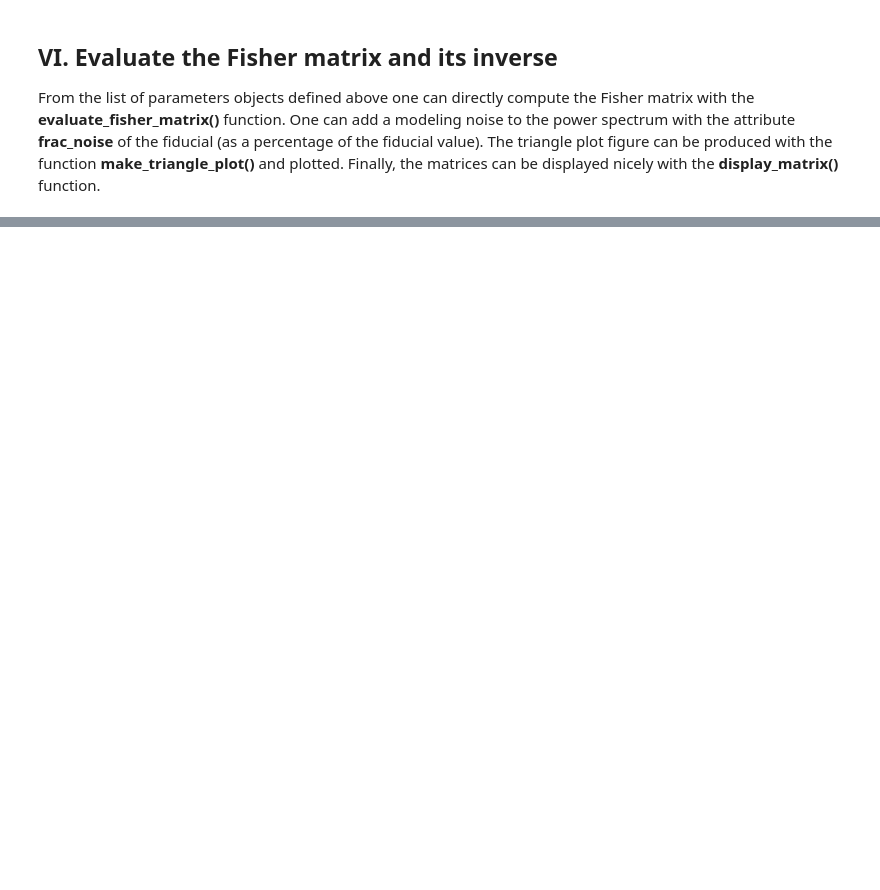
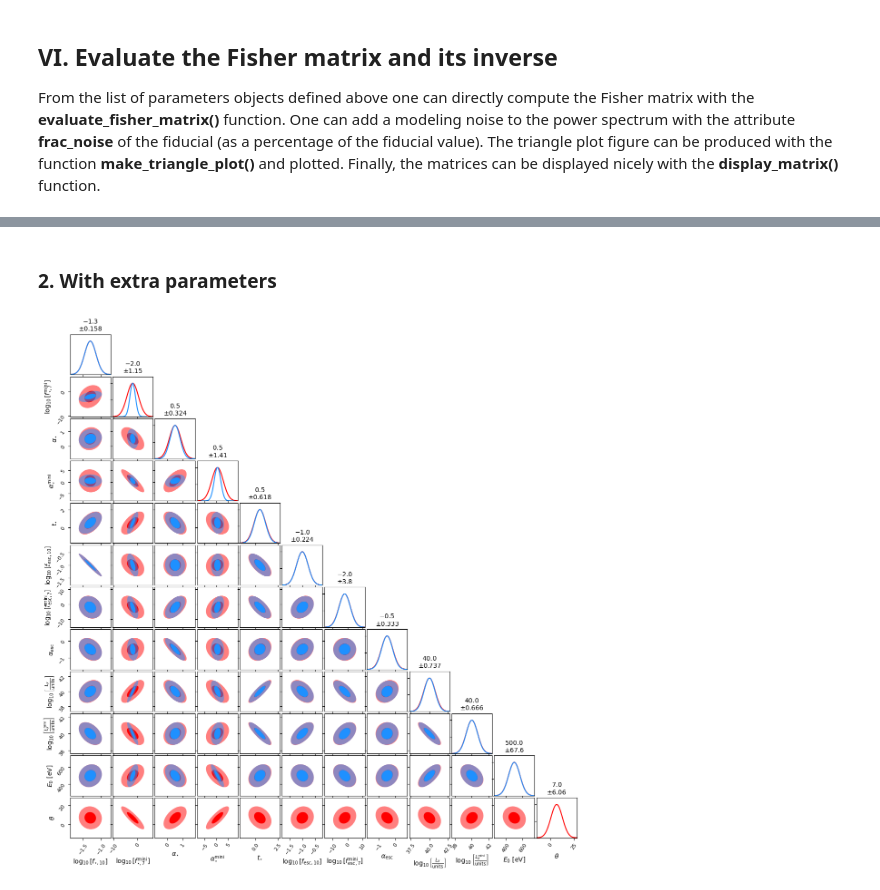
Before and after one commit to gaetanfacchinetti/21cmCAST, a Jupyter notebook: examples/fisher.ipynb, the cells around one changed output, grey strips where cells are left out. Cells and saved outputs as stored; diff of their text form; code cells hidden in the pictures; blank space fills up the shorter version.

```diff
--- a/examples/fisher.ipynb
+++ b/examples/fisher.ipynb
@@ -108,9 +148,2 @@ p21c.display_matrix(np.sqrt(np.abs(covariance_matrix)), fisher_matrix['name'])
-# %%
-#l10_mass_str_arr = ['2.0', '2.5', '3.0', '3.5', '4.0', '4.5', '5.0', '5.5', '6.0', '6.5', '7.0', '7.5', '8.0', '8.5', '9.0', '9.5', '10.0', '10.5', '11.0', '11.5', '12.0']
-l10_mass_str_arr = ['6.25', '6.5', '6.75', '7.0', '7.25', '7.5', '7.75', '8.0', '8.25', '8.5', '8.75', '9.0', '9.25', '9.5', '9.75', '10.0', '10.25','10.5', '10.75', '11.0', '11.25', '11.5', '11.75', '12.0']
-l10_mass_arr = [np.float(l10_mass_str) for l10_mass_str in  l10_mass_str_arr]
-gamma_array  = [1e-36, 1e-35, 1e-34, 1e-33, 1e-32, 1e-31, 1e-30, 1e-29, 1e-28, 1e-27, 1e-26, 1e-25, 1e-24, 1e-23]
-
-for im, l10_mass in enumerate(l10_mass_arr):
-    primary = 'elec_delta' if l10_mass <= np.log10(8e+9) else 'e'
-    p21c.make_config_one_varying_param("/scratch/ulb/physth_fi/gfacchin/runs_21cmCAST/config/constraint_nobkr.config", 'DM_DECAY_RATE', gamma_array , mod_astro_params = {'DM_LOG10_MASS' : l10_mass},  mod_flag_options = {'DM_PRIMARY' : primary}, add_file_name= 'm' + l10_mass_str_arr[im])
+# %% [markdown]
+### 2. With extra parameters
@@ -116,0 +176,29 @@ for im, l10_mass in enumerate(l10_mass_arr):
+# %%
+fid = (fiducial.astro_params | fiducial.cosmo_params)
+
+cov_dict={}
+cov_dict_check={}
+fid_dict={}
+
+all_params = parameter_names + ['M_WDM']
+
+
+for ip, pi in enumerate(all_params):
+
+    cov_temp = {pj:covariance_matrix[69, ip, jp] for jp, pj in enumerate(all_params)}
+    cov_dict[pi] = cov_temp
+
+
+for ip, pi in enumerate(all_params[:-1]):
+
+    cov_temp_check = {pj:covariance_matrix_fid[ip, jp] for jp, pj in enumerate(all_params[:-1])}
+    cov_dict_check[pi] = cov_temp_check
+
+fig = p21c.make_triangle_plot([cov_dict, cov_dict_check], [fid, fid],
+                   color=['r', 'dodgerblue'],
+                   alpha=[1, 1], rax=True,
+                   params_to_plot = all_params)
+
+fig.savefig(fiducial.dir_path + '/triangle_plot.pdf');
+# %% [output]
+[figure, added]
```
Also changed, not shown: parts of 20 cells of this notebook, 7 other files.
